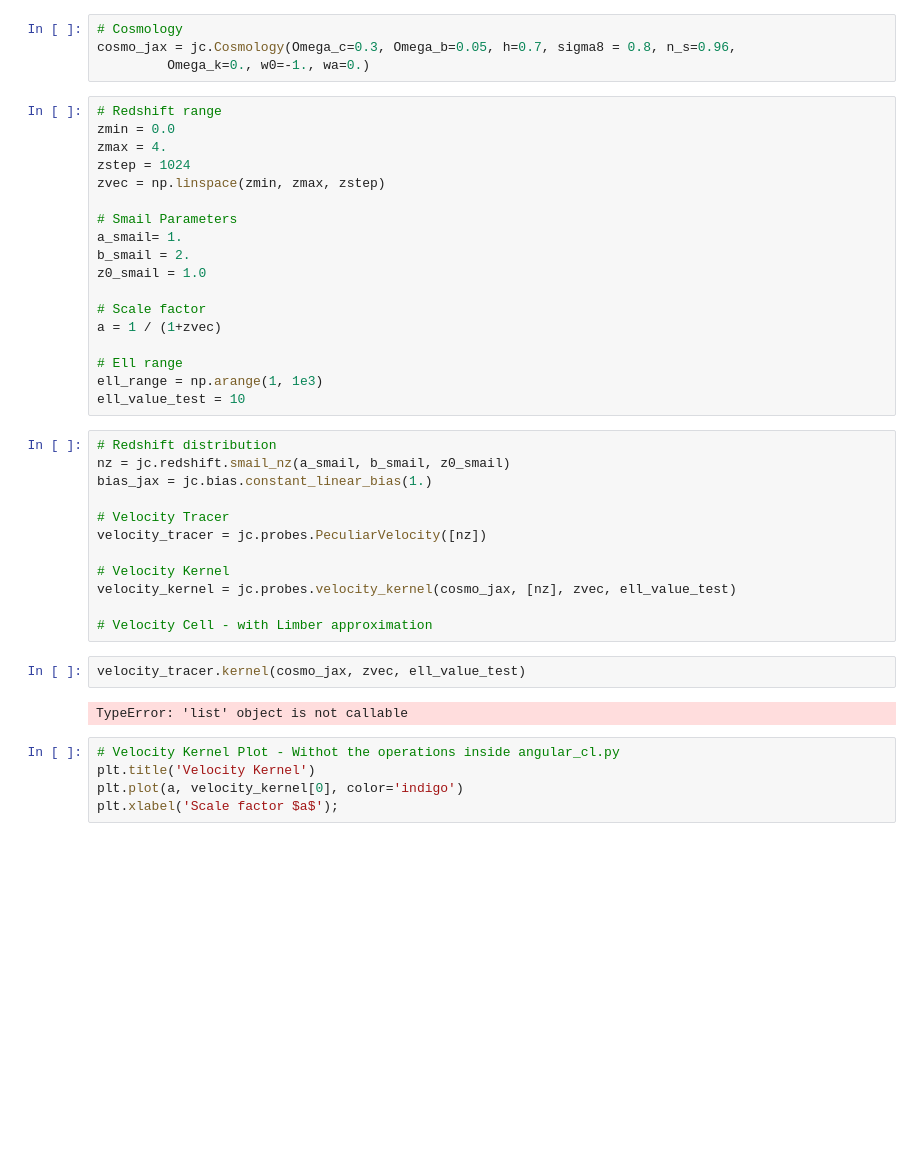
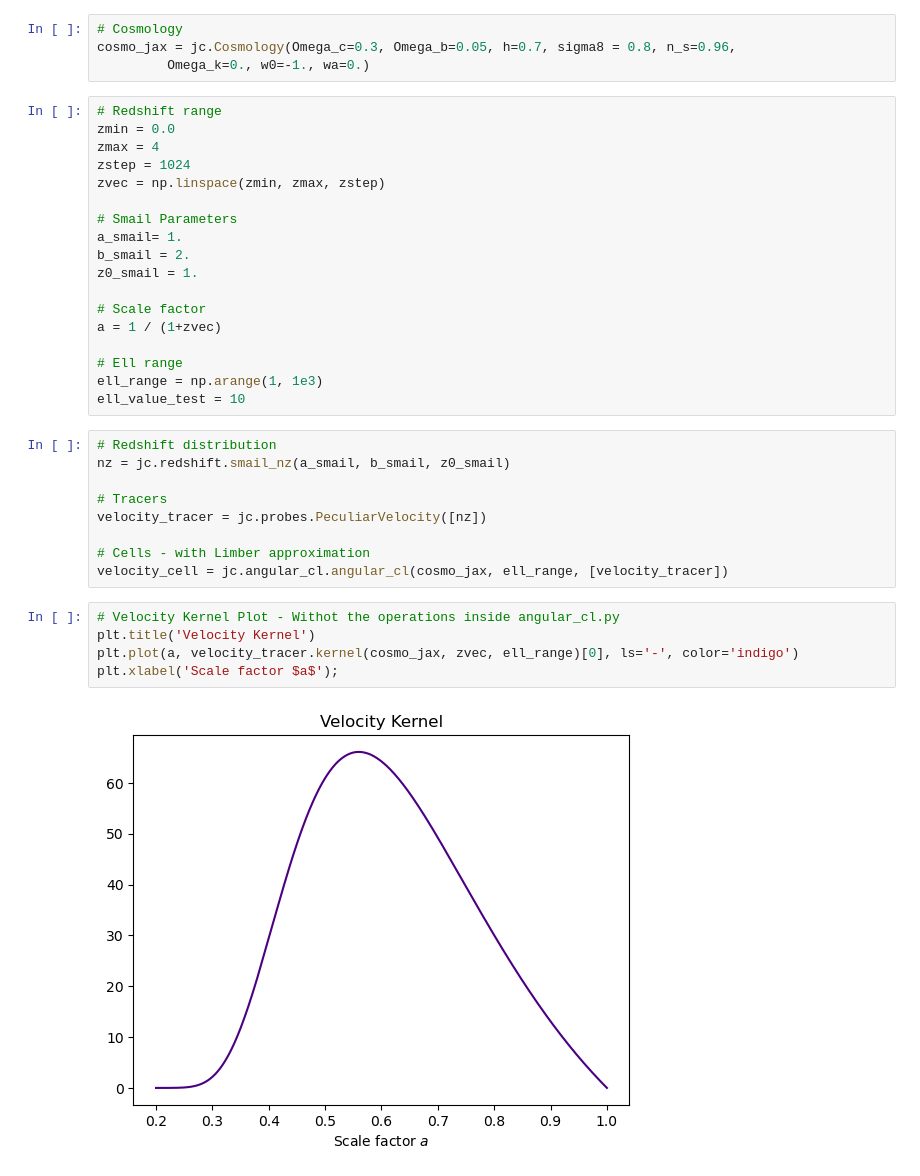
Before and after one commit to JP-Bonifacio/jax_cosmo, a Jupyter notebook: docs/notebooks/velocity_cell.ipynb, the cells around one changed output. Saved outputs shown, nothing was run; the diff lists cells and outputs as text; blank space fills up the shorter version.

Commit message:
Notebook to test the implementation of the velocity probe in jax-cosmo.

```diff
--- a/docs/notebooks/velocity_cell.ipynb
+++ b/docs/notebooks/velocity_cell.ipynb
@@ -14,14 +19,14 @@ cosmo_jax = jc.Cosmology(Omega_c=0.3, Omega_b=0.05, h=0.7, sigma8 = 0.8, n_s=0.9
 # %%
 # Redshift range
 zmin = 0.0
-zmax = 4.
+zmax = 4
 zstep = 1024
 zvec = np.linspace(zmin, zmax, zstep)
 
 # Smail Parameters
 a_smail= 1.
 b_smail = 2.
-z0_smail = 1.0
+z0_smail = 1.
 
 # Scale factor
 a = 1 / (1+zvec)
@@ -32,21 +37,16 @@ ell_value_test = 10
 # %%
 # Redshift distribution
 nz = jc.redshift.smail_nz(a_smail, b_smail, z0_smail)
-bias_jax = jc.bias.constant_linear_bias(1.)
 
-# Velocity Tracer
+# Tracers
 velocity_tracer = jc.probes.PeculiarVelocity([nz])
 
-# Velocity Kernel
-velocity_kernel = jc.probes.velocity_kernel(cosmo_jax, [nz], zvec, ell_value_test)
-
-# Velocity Cell - with Limber approximation
+# Cells - with Limber approximation
+velocity_cell = jc.angular_cl.angular_cl(cosmo_jax, ell_range, [velocity_tracer])
-# %%
-velocity_tracer.kernel(cosmo_jax, zvec, ell_value_test)
-# %% [output]
-TypeError: 'list' object is not callable
 # %%
 # Velocity Kernel Plot - Withot the operations inside angular_cl.py
 plt.title('Velocity Kernel')
-plt.plot(a, velocity_kernel[0], color='indigo')
+plt.plot(a, velocity_tracer.kernel(cosmo_jax, zvec, ell_range)[0], ls='-', color='indigo')
 plt.xlabel('Scale factor $a$');
+# %% [output]
+[figure, added]
```
Also changed, not shown: parts of 2 cells of this notebook.
